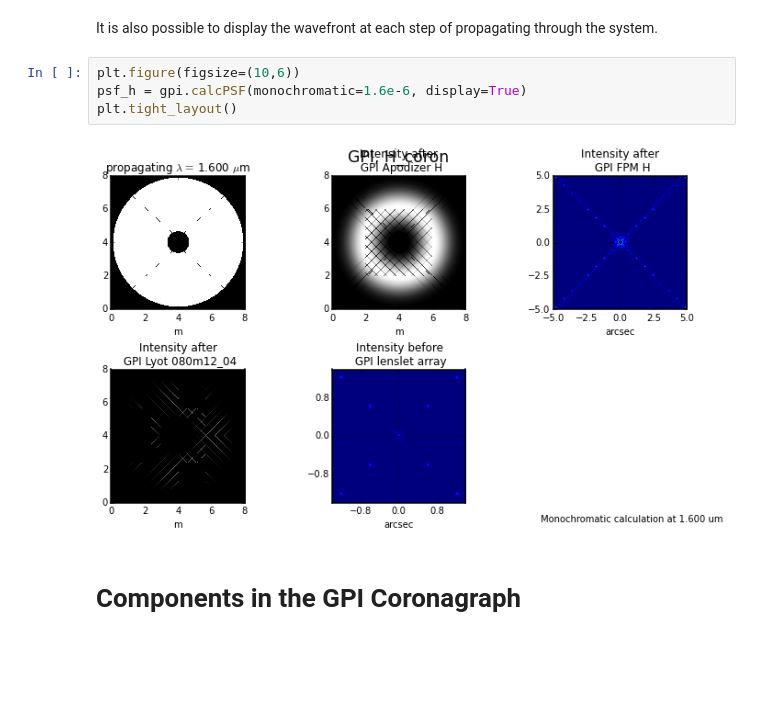
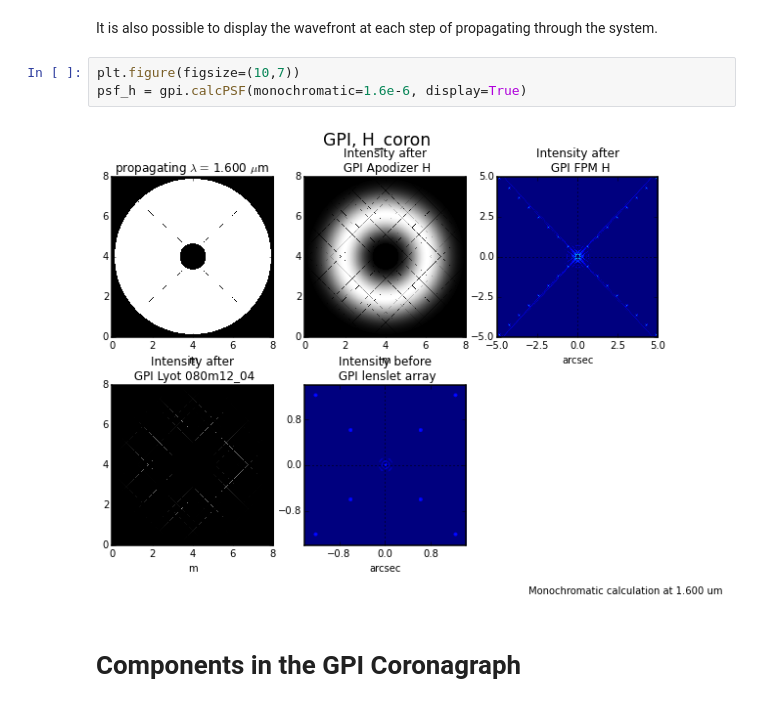
Before and after one commit to geminiplanetimager/gpipsfs, a Jupyter notebook: GPI PSFs Examples.ipynb, the cells around one changed output. Drawn from its saved outputs; the diff is of its cells as text; blank space fills up the shorter version.

```diff
--- a/GPI PSFs Examples.ipynb
+++ b/GPI PSFs Examples.ipynb
@@ -39,11 +39,10 @@ poppy.display_PSF(psf_h)
 # %% [markdown]
 It is also possible to display the wavefront at each step of propagating through the system.
 # %%
-plt.figure(figsize=(10,6))
+plt.figure(figsize=(10,7))
 psf_h = gpi.calcPSF(monochromatic=1.6e-6, display=True)
-plt.tight_layout()
 # %% [output]
-[figure, old version]
+[figure, new version]
 # %% [markdown]
 # Components in the GPI Coronagraph
 # %% [markdown]
```
